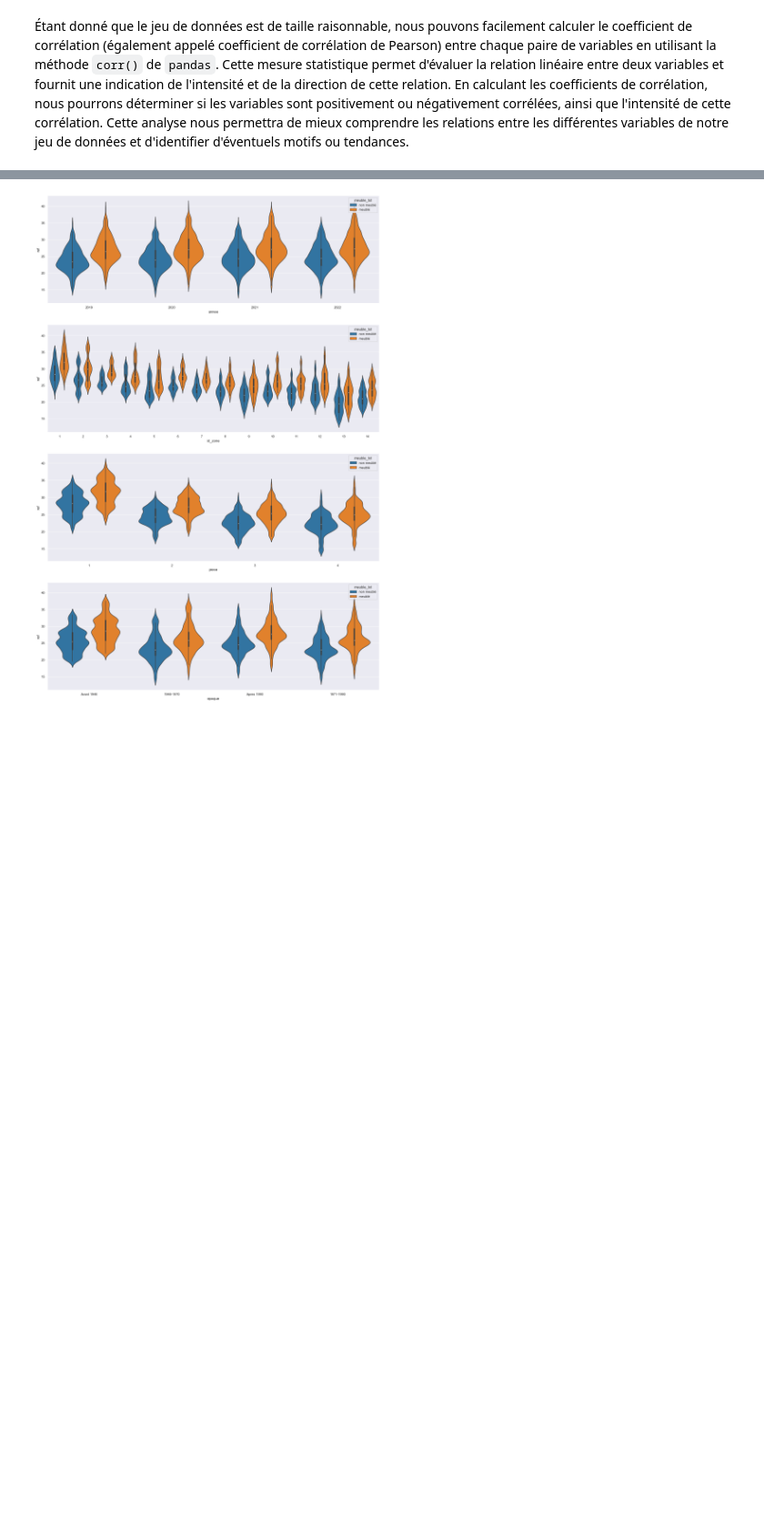
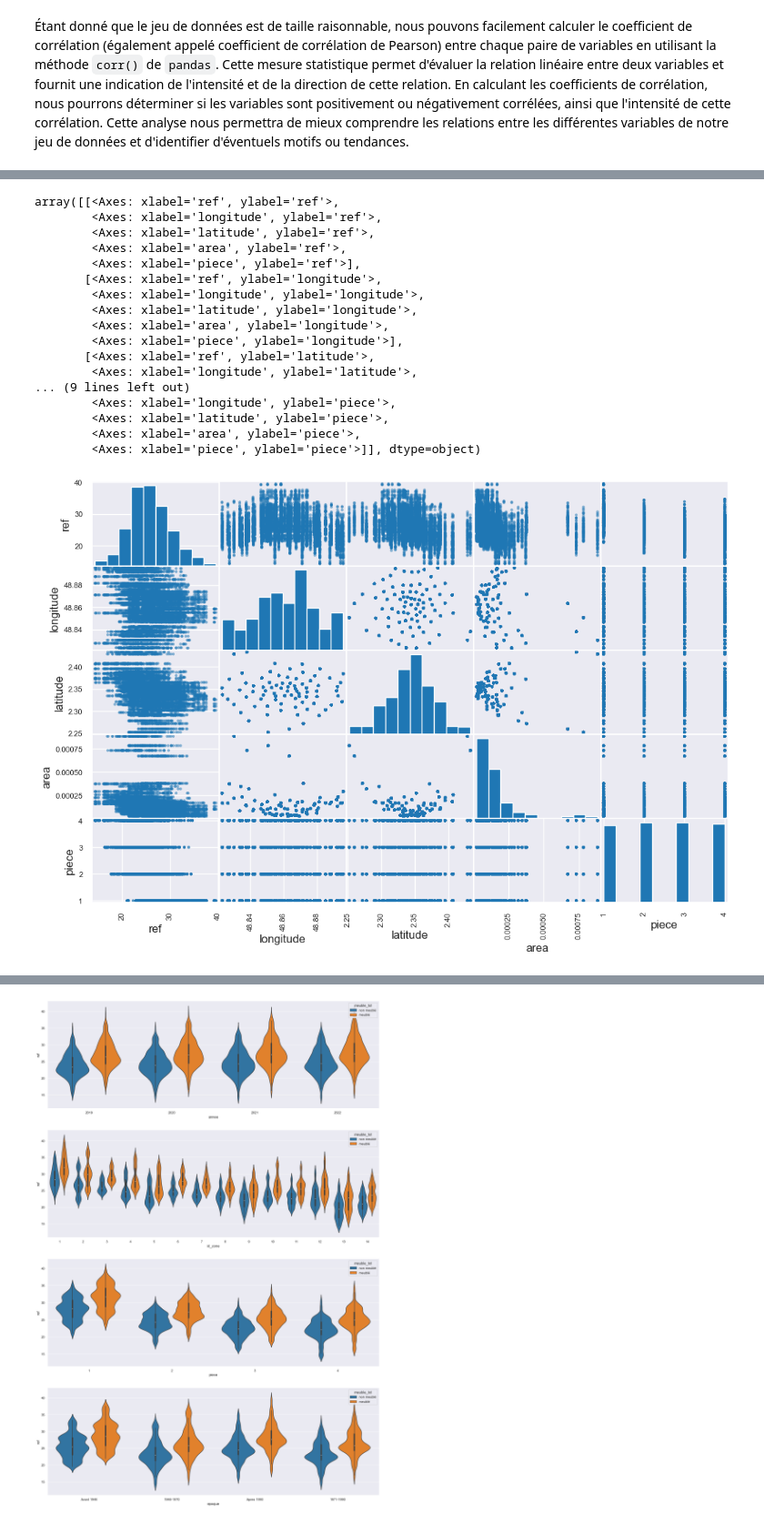
Before and after one commit to BranisGh/Data-Science-Projects, a Jupyter notebook: paris_housing.ipynb, the cells around one changed output, grey strips where cells are left out. Shown at 91% size. Cells and saved outputs as stored; diff of their text form; code cells hidden in the pictures; blank space fills up the shorter version.

```diff
--- a/paris_housing.ipynb
+++ b/paris_housing.ipynb
@@ -396,0 +408,24 @@ Name: ref, dtype: float64
+# %%
+from pandas.plotting import scatter_matrix
+
+attributes = ["ref", "longitude", "latitude", "area", "piece"]
+scatter_matrix(housing[attributes], figsize=(12, 8))
+# %% [output]
+array([[<Axes: xlabel='ref', ylabel='ref'>,
+        <Axes: xlabel='longitude', ylabel='ref'>,
+        <Axes: xlabel='latitude', ylabel='ref'>,
+        <Axes: xlabel='area', ylabel='ref'>,
+        <Axes: xlabel='piece', ylabel='ref'>],
+       [<Axes: xlabel='ref', ylabel='longitude'>,
+        <Axes: xlabel='longitude', ylabel='longitude'>,
+        <Axes: xlabel='latitude', ylabel='longitude'>,
+        <Axes: xlabel='area', ylabel='longitude'>,
+        <Axes: xlabel='piece', ylabel='longitude'>],
+       [<Axes: xlabel='ref', ylabel='latitude'>,
+        <Axes: xlabel='longitude', ylabel='latitude'>,
+... (9 lines left out)
+        <Axes: xlabel='longitude', ylabel='piece'>,
+        <Axes: xlabel='latitude', ylabel='piece'>,
+        <Axes: xlabel='area', ylabel='piece'>,
+        <Axes: xlabel='piece', ylabel='piece'>]], dtype=object)
+[figure, added]
```
Also changed, not shown: parts of 8 cells of this notebook.
